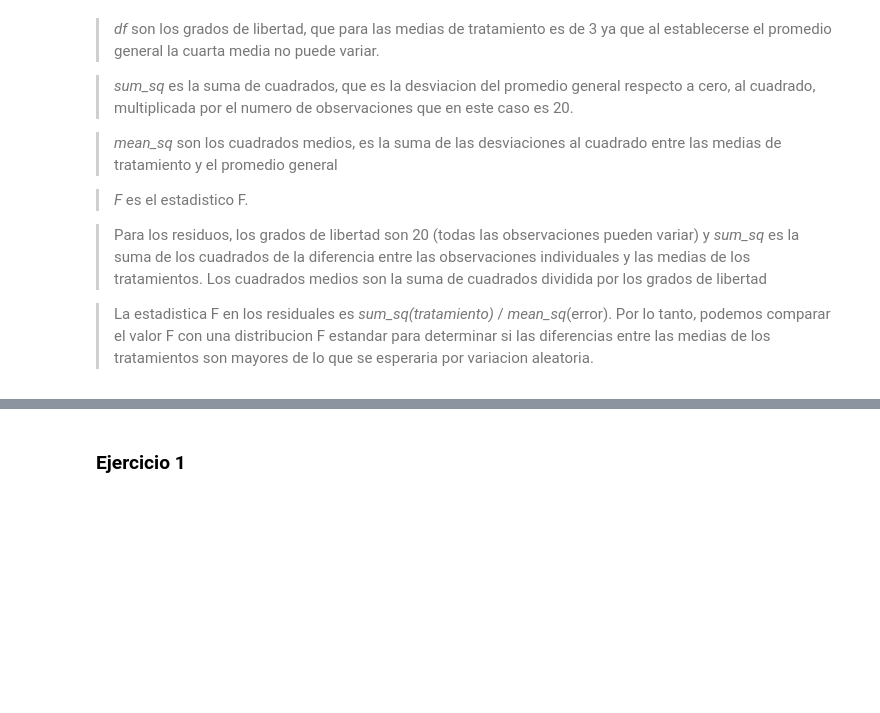
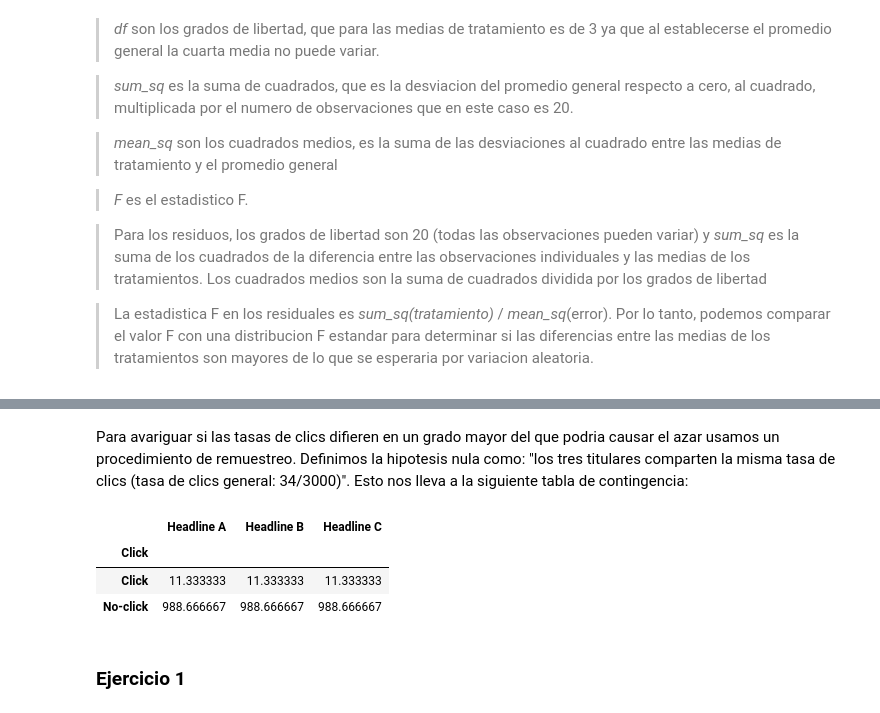
Before and after one commit to jbernalg/Learning_Data, a Jupyter notebook: Statistical_Practice_Book/cap_3.ipynb, the cells around one changed output, grey strips where cells are left out. Cells and saved outputs as stored; diff of their text form; code cells hidden in the pictures; blank space fills up the shorter version.

```diff
--- a/Statistical_Practice_Book/cap_3.ipynb
+++ b/Statistical_Practice_Book/cap_3.ipynb
@@ -318,3 +340,17 @@ res =
+# %% [markdown]
+Para avariguar si las tasas de clics difieren en un grado mayor del que podria causar el azar usamos un procedimiento de remuestreo. Definimos la hipotesis nula como: "los tres titulares comparten la misma tasa de clics (tasa de clics general: 34/3000)". Esto nos lleva a la siguiente tabla de contingencia:
+# %%
+prom_filas = clics.mean(axis=1)
+pd.DataFrame({
+    'Headline A': prom_filas,
+    'Headline B': prom_filas,
+    'Headline C': prom_filas
+})
+# %% [output]
+|  | Headline A | Headline B | Headline C |
+| Click |  |  |  |
+| Click | 11.333333 | 11.333333 | 11.333333 |
+| No-click | 988.666667 | 988.666667 | 988.666667 |
 # %% [markdown]
 ### Ejercicio 1
 # %% [markdown]
```
Also changed, not shown: parts of 5 cells of this notebook.
